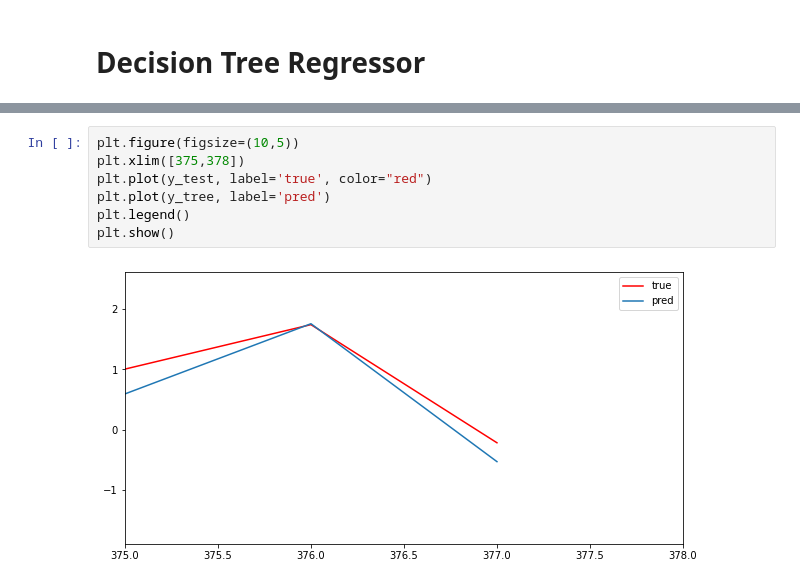
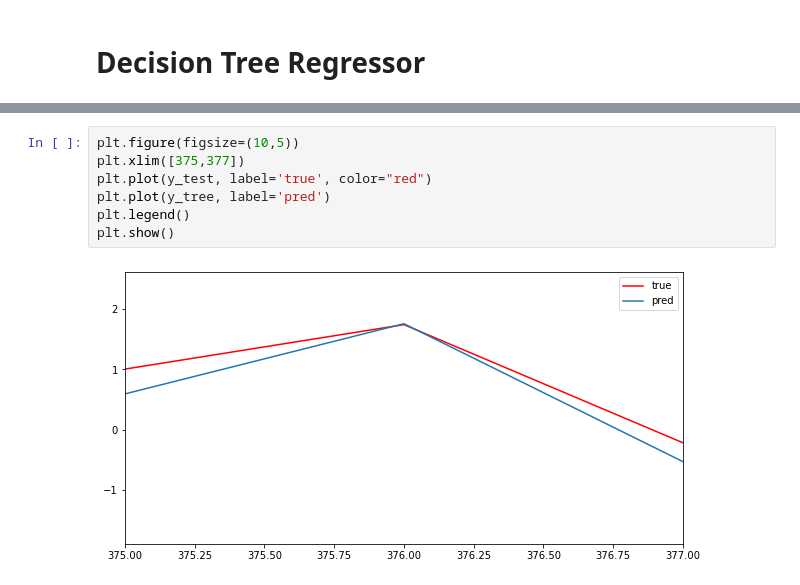
Before and after one commit to dnpuetate/A_Proyecto_Mineria, a Jupyter notebook: [NRC_8888] PuetateDayan_ProyectoFinal.ipynb, the cells around one changed output, grey strips where cells are left out. Saved outputs shown, nothing was run; the diff lists cells and outputs as text.

```diff
--- a/[NRC_8888] PuetateDayan_ProyectoFinal.ipynb
+++ b/[NRC_8888] PuetateDayan_ProyectoFinal.ipynb
@@ -504,10 +490,10 @@ display(dfMLP)
 | MAE | 0.187546 |
 # %%
 plt.figure(figsize=(10,5))
-plt.xlim([375,378])
+plt.xlim([375,377])
 plt.plot(y_test, label='true', color="red")
 plt.plot(y_tree, label='pred')
 plt.legend()
 plt.show()
 # %% [output]
-[figure, old version]
+[figure, new version]
```
Also changed, not shown: parts of 17 cells of this notebook.
